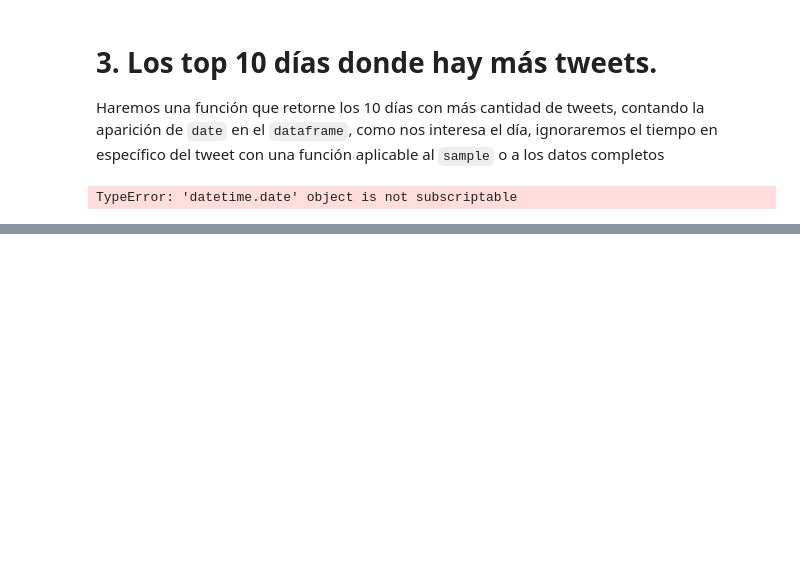
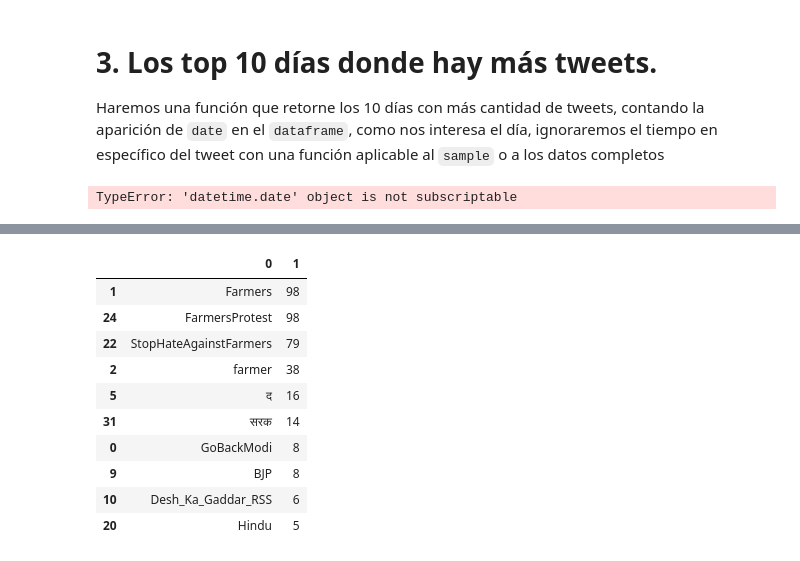
Before and after one commit to JavaBravo/gitFlow, a Jupyter notebook: main.ipynb, the cells around one changed output, grey strips where cells are left out. Saved outputs shown, nothing was run; the diff lists cells and outputs as text; code cells hidden in the pictures; blank space fills up the shorter version.

Commit message:
added hashtags feature

```diff
--- a/main.ipynb
+++ b/main.ipynb
@@ -91,0 +98,33 @@ TypeError: 'datetime.date' object is not subscriptable
+# %%
+def topHashtags(df):
+    # Obtenemos los hashtags de los tweets, sin repetición
+    hashtags = set()
+    for tweet in df['content']:
+        for hashtag in re.findall("#(\w+)", tweet):
+            hashtags.add(hashtag)
+
+    # Creamos un diccionario para contar las apariciones de cada hashtag
+    hashtag_dict = {hashtag: 0 for hashtag in hashtags}
+
+    # Para cada hashtag, contamos su presencia en tweets
+    for hashtag in hashtags:
+        for tweet in df['content']:
+            if hashtag in tweet:
+                hashtag_dict[hashtag] += 1
+
+    # Retornamos en orden los 10 más usados
+    return pd.DataFrame.from_dict(hashtag_dict.items()).nlargest(10, [1])
+# %%
+topHashtags(sample)
+# %% [output]
+|  | 0 | 1 |
+| 1 | Farmers | 98 |
+| 24 | FarmersProtest | 98 |
+| 22 | StopHateAgainstFarmers | 79 |
+| 2 | farmer | 38 |
+| 5 | द | 16 |
+| 31 | सरक | 14 |
+| 0 | GoBackModi | 8 |
+| 9 | BJP | 8 |
+| 10 | Desh_Ka_Gaddar_RSS | 6 |
+| 20 | Hindu | 5 |
```
Also changed, not shown: parts of 1 cell of this notebook.
